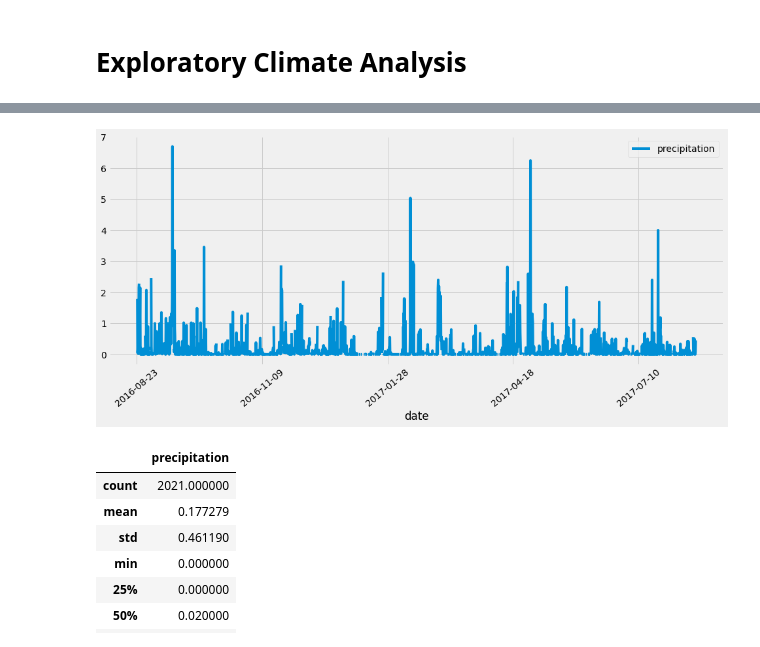
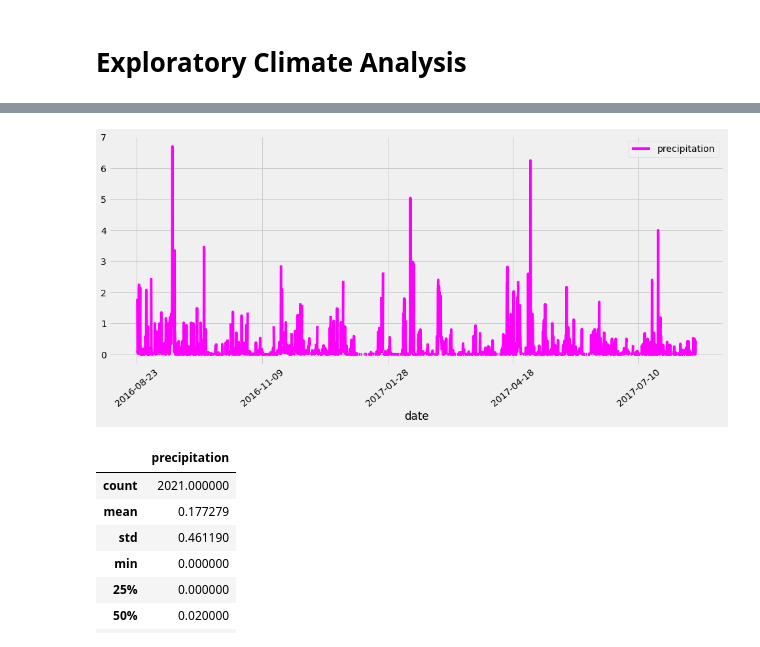
Before and after one commit to armandolatigo/surfs_up, a Jupyter notebook: climate_analysis.ipynb, the cells around one changed output, grey strips where cells are left out. Drawn from its saved outputs; the diff is of its cells as text; code cells hidden in the pictures.

```diff
--- a/climate_analysis.ipynb
+++ b/climate_analysis.ipynb
@@ -81,11 +81,11 @@ print(df.to_string(index=False))
 2017-08-23           0.45
 # %%
 # Use Pandas Plotting with Matplotlib to plot the data
-df.plot(figsize = (15,6))
+df.plot(figsize = (15,6), color='magenta')
 plt.xticks(rotation=40)
 plt.show()
 # %% [output]
-[figure, old version]
+[figure, new version]
 # %%
 # Use Pandas to calculate the summary statistics for the precipitation data
 df.describe()
```
Also changed, not shown: 2 other files.
